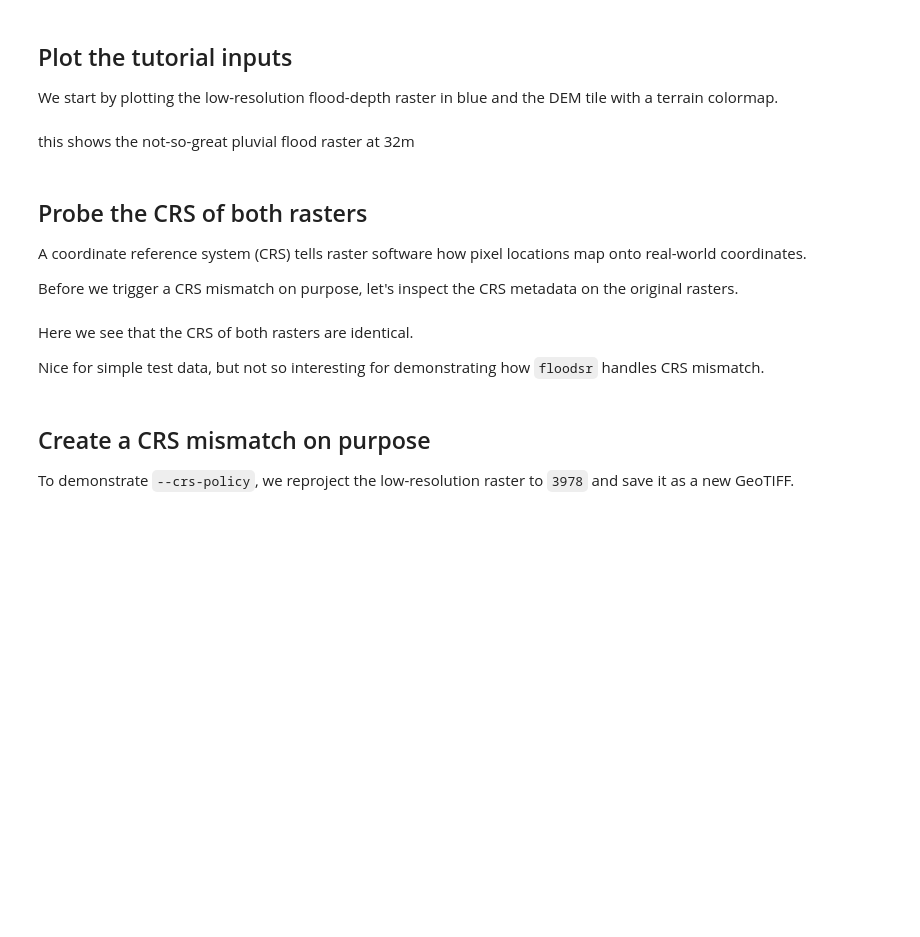
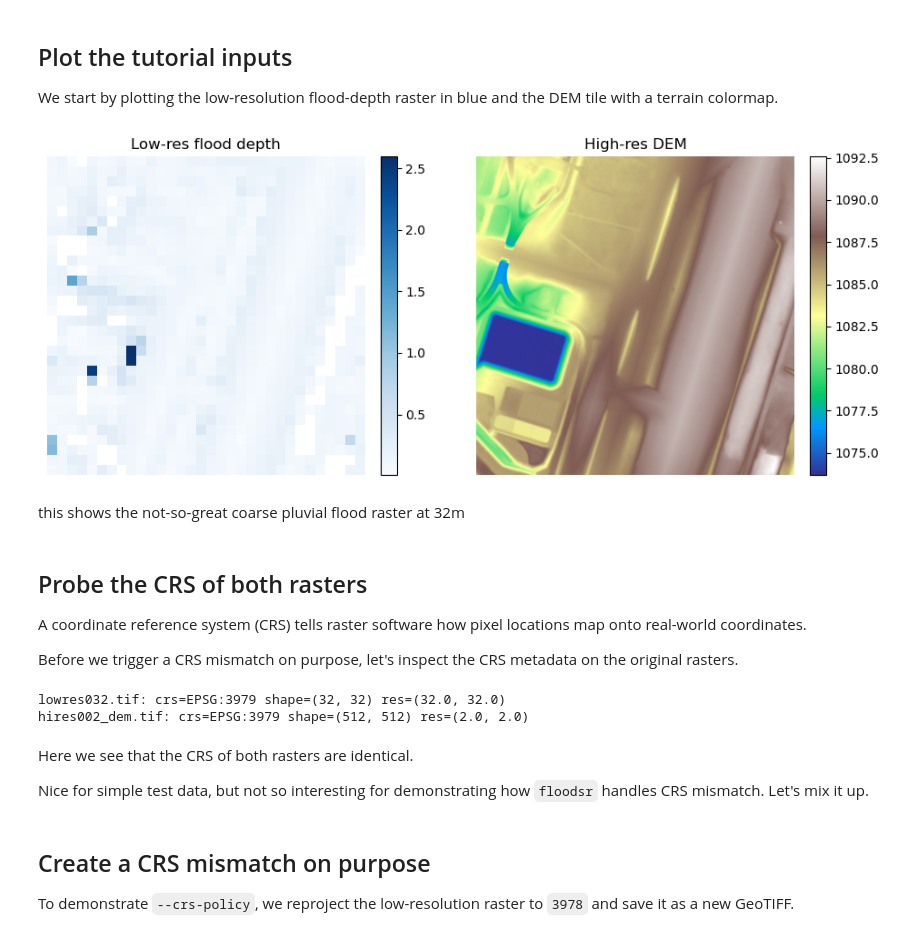
Before and after one commit to cefect/floodsr, a Jupyter notebook: docs/user/notebooks/tutorial_2.ipynb, the cells around one changed output. Saved outputs shown, nothing was run; the diff lists cells and outputs as text; code cells hidden in the pictures; blank space fills up the shorter version.

```diff
--- a/docs/user/notebooks/tutorial_2.ipynb
+++ b/docs/user/notebooks/tutorial_2.ipynb
@@ -31,6 +34,13 @@ from urllib.request import urlretrieve
 import matplotlib.pyplot as plt
 import numpy as np
 from rasterio.warp import Resampling, calculate_default_transform, reproject
+
+
+def read_raster_band_1(fp):
+    """Read band 1 as float and promote masked nodata pixels to NaN."""
+    assert Path(fp).is_file(), f"missing raster\n    {fp}"
+    with rasterio.open(fp) as src:
+        return src.read(1, masked=True).astype(float).filled(np.nan)
 # %%
 # print cwd
 print(f"Current working directory: {Path.cwd()}")
@@ -56,28 +68,25 @@ assert dem_fp.is_file(), f"missing DEM raster\n    {dem_fp}"
 
 We start by plotting the low-resolution flood-depth raster in blue and the DEM tile with a terrain colormap.
 # %%
-with rasterio.open(lowres_fp) as src:
-    lowres_arr = src.read(1).astype(float)
-    if src.nodata is not None:
-        lowres_arr[lowres_arr == src.nodata] = np.nan
+# Read both inputs with masked nodata promoted to NaN for plotting.
+lowres_arr = read_raster_band_1(lowres_fp)
+dem_arr = read_raster_band_1(dem_fp)
 
-with rasterio.open(dem_fp) as src:
-    dem_arr = src.read(1).astype(float)
-    if src.nodata is not None:
-        dem_arr[dem_arr == src.nodata] = np.nan
-
+# Plot the flood raster beside the DEM.
 fig, axes = plt.subplots(1, 2, figsize=(10, 4))
 im0 = axes[0].imshow(np.where(lowres_arr > 0, lowres_arr, np.nan), cmap="Blues")
 axes[0].set_title("Low-res flood depth")
 axes[0].axis("off")
 fig.colorbar(im0, ax=axes[0], fraction=0.046, pad=0.04)
 im1 = axes[1].imshow(dem_arr, cmap="terrain")
 axes[1].set_title("High-res DEM")
 axes[1].axis("off")
 fig.colorbar(im1, ax=axes[1], fraction=0.046, pad=0.04)
 fig.tight_layout()
+# %% [output]
+[figure, added]
 # %% [markdown]
-this shows the not-so-great pluvial flood raster at 32m
+this shows the not-so-great coarse pluvial flood raster at 32m
 # %% [markdown]
 ## Probe the CRS of both rasters
 
@@ -90,10 +99,13 @@ with rasterio.open(lowres_fp) as src:
 
 with rasterio.open(dem_fp) as src:
     print(f"{dem_fp.name}: crs={src.crs} shape={src.shape} res={src.res}")
+# %% [output]
+lowres032.tif: crs=EPSG:3979 shape=(32, 32) res=(32.0, 32.0)
+hires002_dem.tif: crs=EPSG:3979 shape=(512, 512) res=(2.0, 2.0)
 # %% [markdown]
 Here we see that the CRS of both rasters are identical.
 
-Nice for simple test data, but not so interesting for demonstrating how `floodsr` handles CRS mismatch.
+Nice for simple test data, but not so interesting for demonstrating how `floodsr` handles CRS mismatch. Let's mix it up.
 # %% [markdown]
 ## Create a CRS mismatch on purpose
 
```
Also changed, not shown: parts of 17 cells of this notebook.
